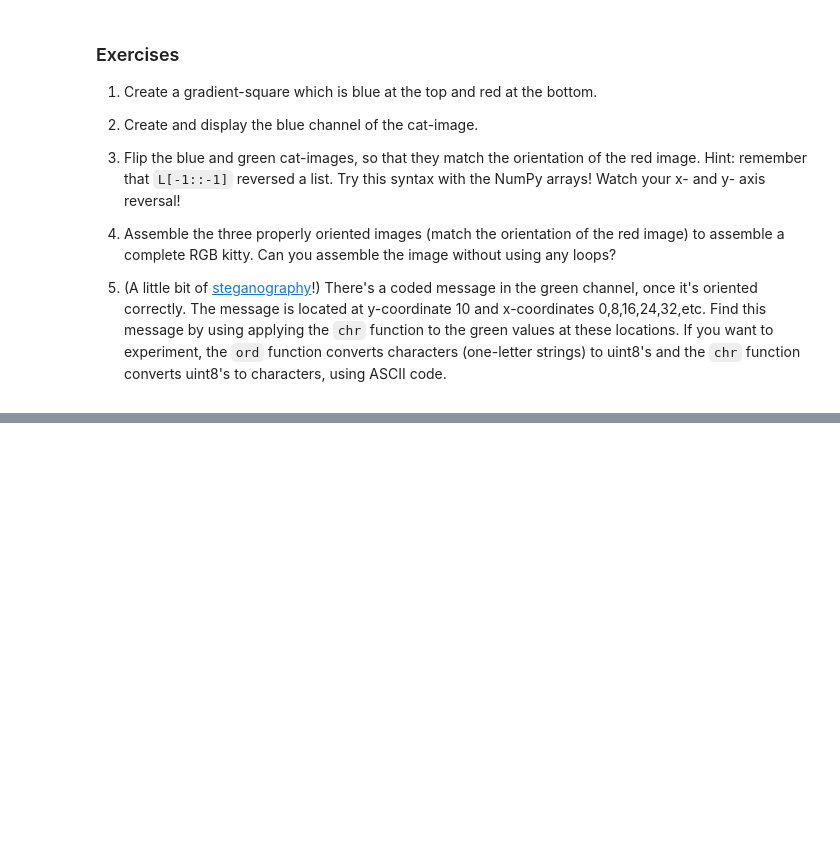
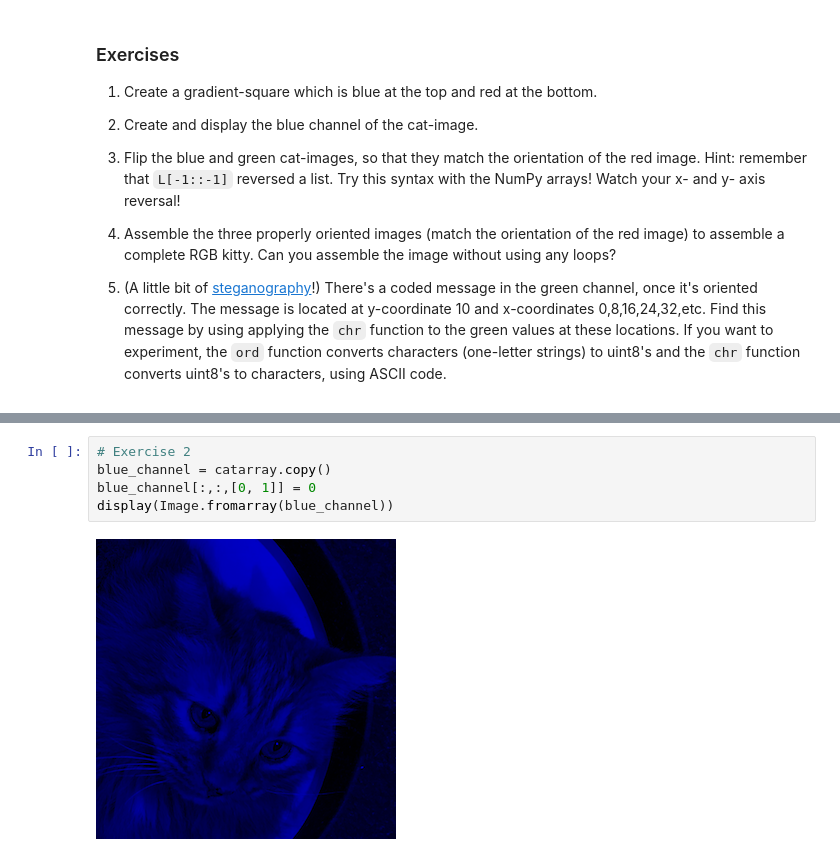
Before and after one commit to rosridha/MATH152, a Jupyter notebook: P4M_Notebook_4.ipynb, the cells around one changed output, grey strips where cells are left out. Drawn from its saved outputs; the diff is of its cells as text; blank space fills up the shorter version.

```diff
--- a/P4M_Notebook_4.ipynb
+++ b/P4M_Notebook_4.ipynb
@@ -1071,0 +1146,7 @@ Now we see the problem!  Complete the exercises below to fix the image.
+# %%
+# Exercise 2
+blue_channel = catarray.copy()
+blue_channel[:,:,[0, 1]] = 0
+display(Image.fromarray(blue_channel))
+# %% [output]
+[figure, added]
```
Also changed, not shown: parts of 16 cells of this notebook.
